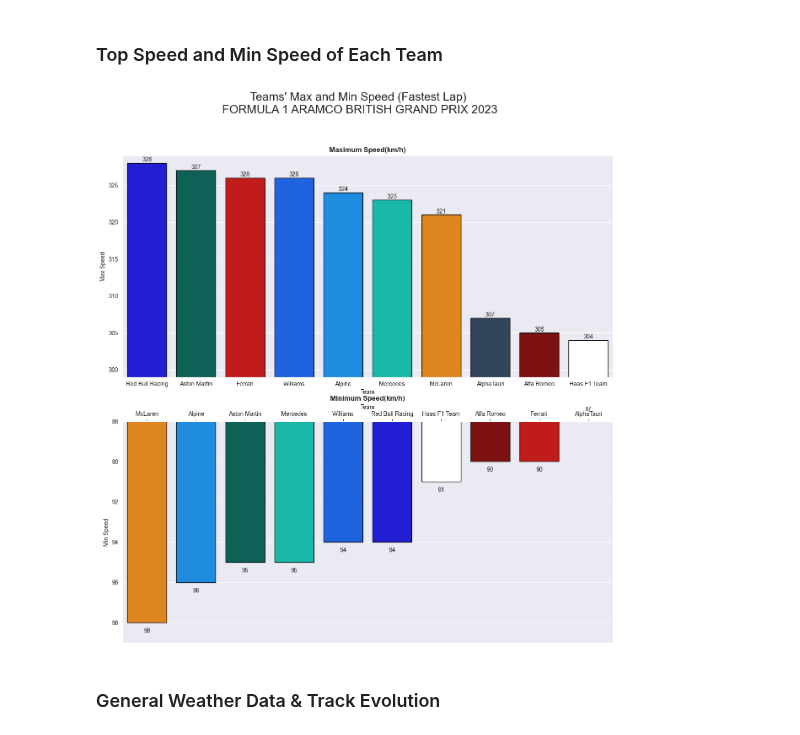
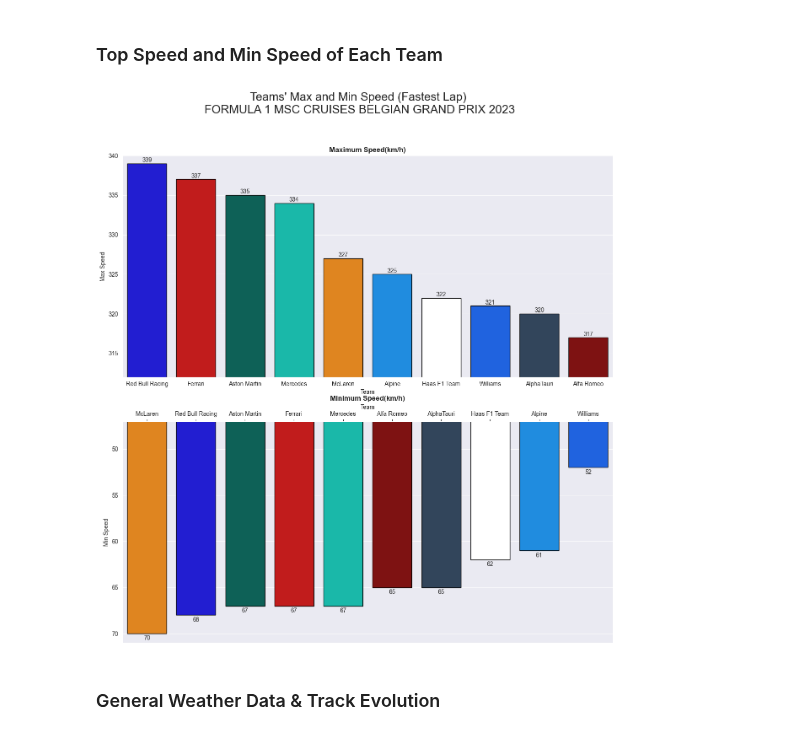
Before and after one commit to edmundhong/formula1-dataanalysis, a Jupyter notebook: Best Lap Analysis.ipynb, the cells around one changed output. Saved outputs shown, nothing was run; the diff lists cells and outputs as text; code cells hidden in the pictures.

```diff
--- a/Best Lap Analysis.ipynb
+++ b/Best Lap Analysis.ipynb
@@ -29,7 +29,7 @@ pd.set_option('display.max_columns', None)
 # %%
 # input session and year
 year = 2023
-location = 'Silverstone'
+location = 'Belgium'
 session = 'Q'
 
 # get session
@@ -297,36 +300,36 @@ for team in set(df.Team):
     team_min_speed[team] = df.pick_team(team).pick_fastest().get_telemetry().Speed.min()
 
 team_max_speed = pd.DataFrame(team_max_speed.items(), columns=['Team', 'Max Speed']).sort_values('Max Speed', ascending=False).reset_index()
 team_min_speed = pd.DataFrame(team_min_speed.items(), columns=['Team', 'Min Speed']).sort_values('Min Speed', ascending=False).reset_index()
 
 # for colour palette
 team_color = {}
 for team in team_max_speed.Team:
     team_color[team] = fastf1.plotting.team_color(team)
 
 fig, ax = plt.subplots(2, figsize=(15, 15))
 fig.suptitle('Teams\' Max and Min Speed (Fastest Lap) \n'+race_name, fontsize=20)
 
 # Max Speed
 sns.barplot(data=team_max_speed, x='Team', y='Max Speed' , palette=team_color, ax=ax[0], edgecolor='black')
 ax[0].set_ylim(team_max_speed['Max Speed'].min()-5, team_max_speed['Max Speed'].max()+1)
 ax[0].set_title('Maximum Speed(km/h)', fontweight="bold")
 # to add data labels
 for i in range(len(team_max_speed)):
     ax[0].text(i, team_max_speed['Max Speed'][i]+0.2, team_max_speed['Max Speed'][i], ha = 'center')
 
 # Min Speed
 sns.barplot(data=team_min_speed, x='Team', y='Min Speed' , palette=team_color, ax=ax[1], edgecolor='black')
-ax[1].set_ylim(team_min_speed['Min Speed'].max()-10, team_min_speed['Min Speed'].max()+1)
+ax[1].set_ylim(team_min_speed['Min Speed'].min()-5, team_min_speed['Min Speed'].max()+1)
 ax[1].set_title('Minimum Speed(km/h)', fontweight="bold")
 ax[1].invert_yaxis()
 ax[1].xaxis.tick_top()
 ax[1].xaxis.set_label_position('top')
 # to add data labels
 for i in range(len(team_min_speed)):
-    ax[1].text(i, team_min_speed['Min Speed'][i]+0.5, team_min_speed['Min Speed'][i], ha = 'center')
+    ax[1].text(i, team_min_speed['Min Speed'][i]+0.7, team_min_speed['Min Speed'][i], ha = 'center')
 # %% [output]
-[figure, old version]
+[figure, new version]
 # %% [markdown]
 ### General Weather Data & Track Evolution
 # %%
```
Also changed, not shown: parts of 6 cells of this notebook, 1 other file.
